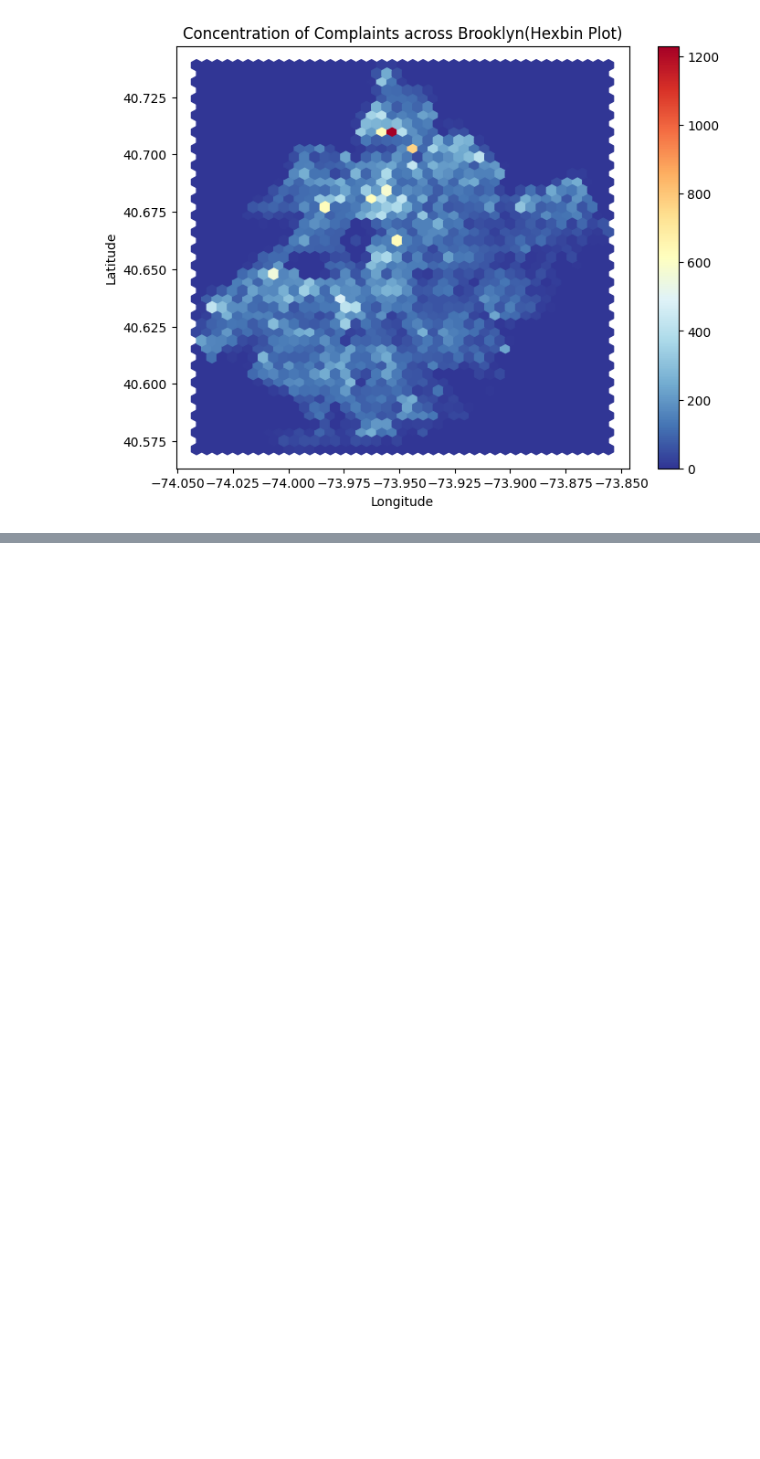
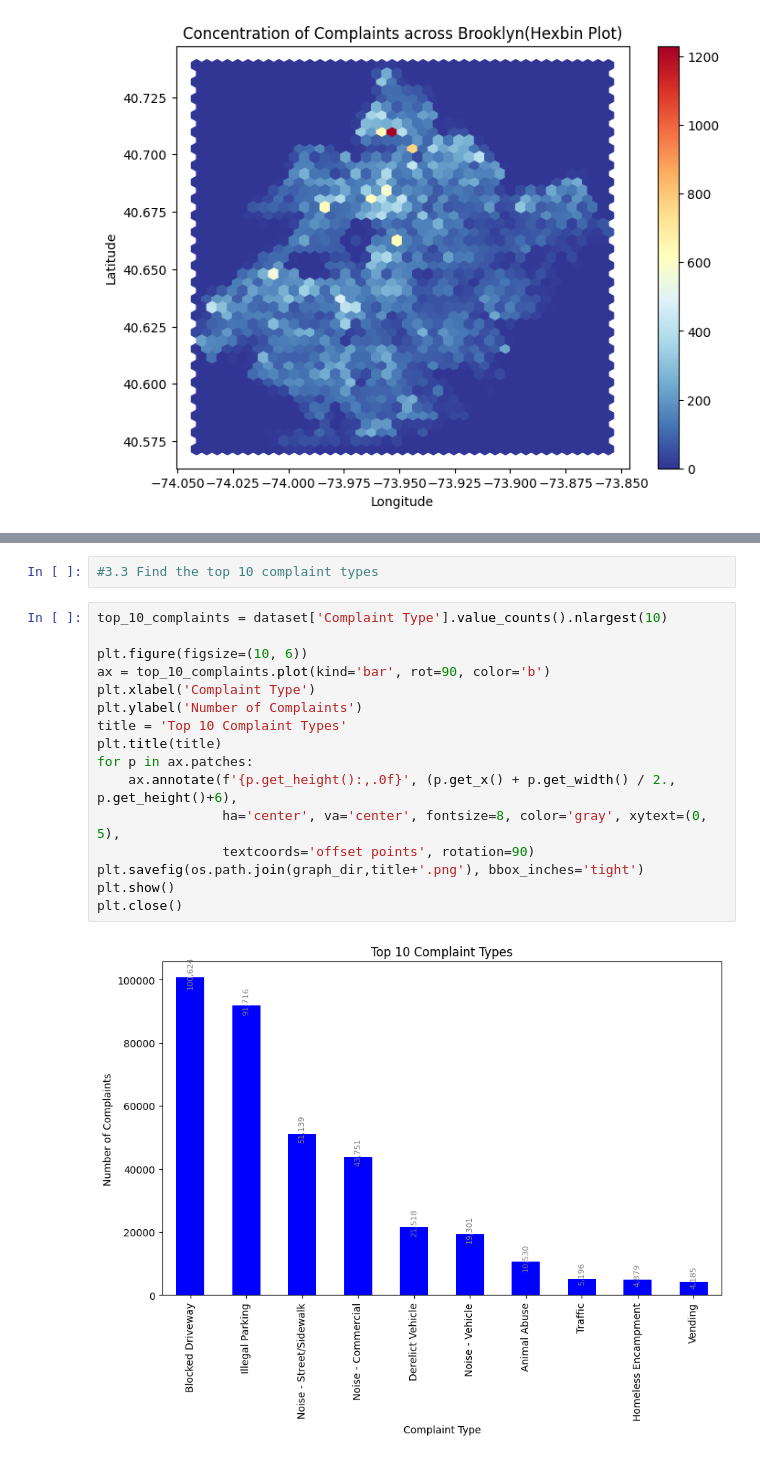
Before and after one commit to kanaishk/Data-Science-With-Python, a Jupyter notebook: Project/Customer_Service_Requests_Analysis/Analysis.ipynb, the cells around one changed output, grey strips where cells are left out. Drawn from its saved outputs; the diff is of its cells as text; blank space fills up the shorter version.

```diff
--- a/Project/Customer_Service_Requests_Analysis/Analysis.ipynb
+++ b/Project/Customer_Service_Requests_Analysis/Analysis.ipynb
@@ -288,0 +332,20 @@ plt.close()
+# %%
+#3.3 Find the top 10 complaint types
+# %%
+top_10_complaints = dataset['Complaint Type'].value_counts().nlargest(10)
+
+plt.figure(figsize=(10, 6))
+ax = top_10_complaints.plot(kind='bar', rot=90, color='b')
+plt.xlabel('Complaint Type')
+plt.ylabel('Number of Complaints')
+title = 'Top 10 Complaint Types'
+plt.title(title)
+for p in ax.patches:
+    ax.annotate(f'{p.get_height():,.0f}', (p.get_x() + p.get_width() / 2., p.get_height()+6),
+                ha='center', va='center', fontsize=8, color='gray', xytext=(0, 5),
+                textcoords='offset points', rotation=90)
+plt.savefig(os.path.join(graph_dir,title+'.png'), bbox_inches='tight')
+plt.show()
+plt.close()
+# %% [output]
+[figure, added]
```
Also changed, not shown: parts of 5 cells of this notebook, 5 other files.
